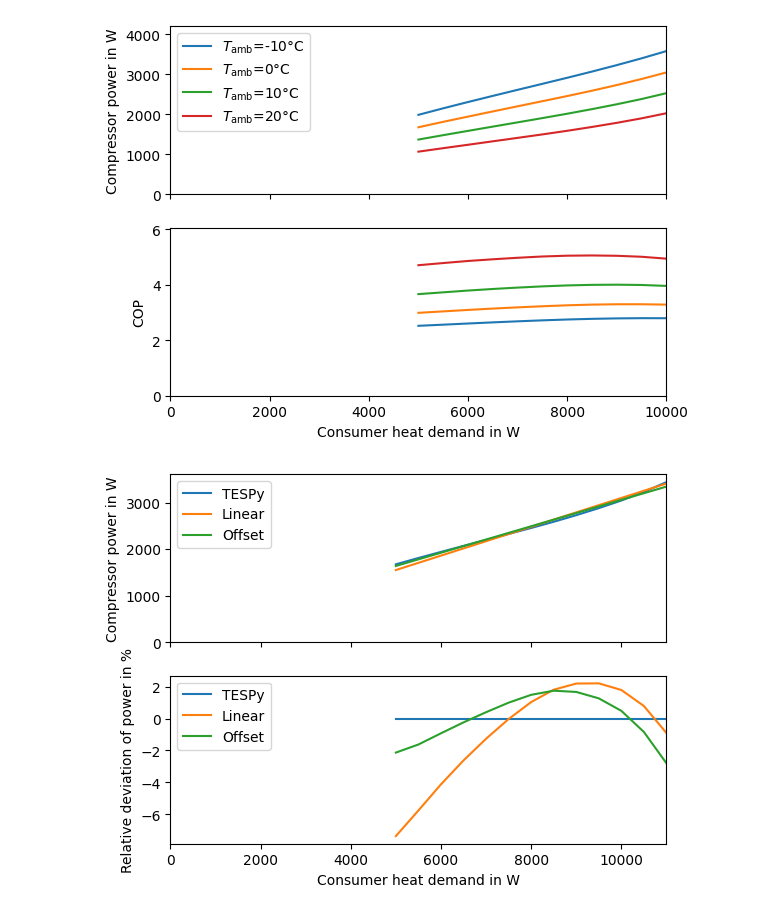
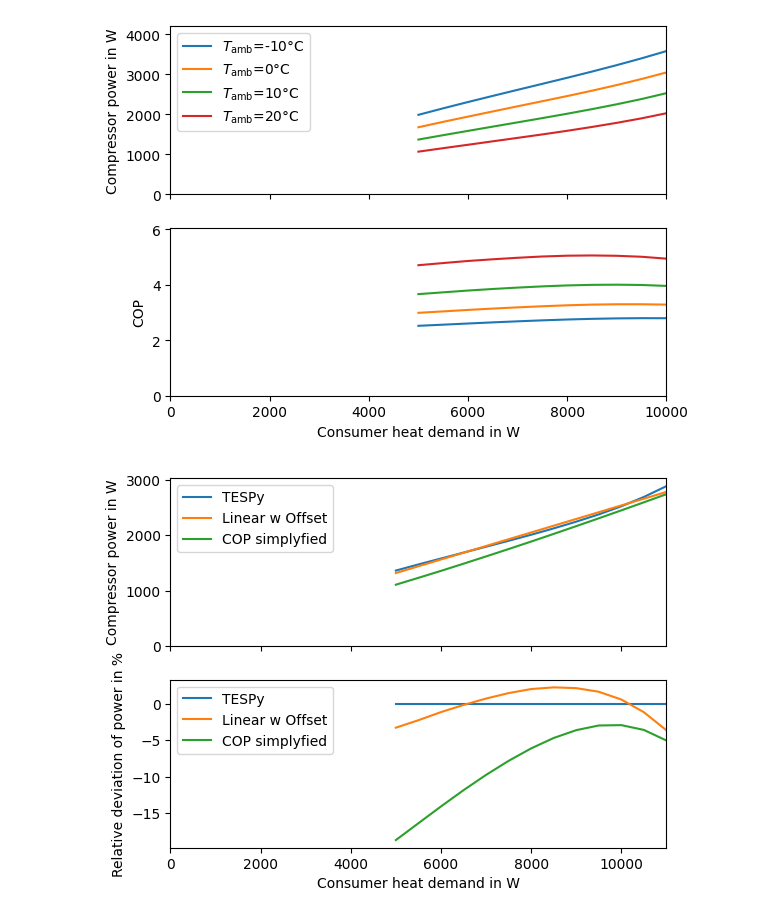
Before and after one commit to oemof/heat-pump-tutorial, a Jupyter notebook: workshop/complex-model/tespy.ipynb, the cells around one changed output. Cells and saved outputs as stored; diff of their text form; code cells hidden in the pictures.

```diff
--- a/workshop/complex-model/tespy.ipynb
+++ b/workshop/complex-model/tespy.ipynb
@@ -254,11 +254,13 @@ results_heat_partload["compressor-power"]
 -11000.0    2355.563418
 Name: compressor-power, dtype: object
 # %%
+temperature_range = [-10, 0, 10, 20]
+
 results = {}
 
 
 for temperature in temperature_range:
-    results[temperature] = pd.DataFrame(index=heat_range, columns=["COP", "compressor-power"])
+    results[temperature] = pd.DataFrame(index=heat_range, columns=["COP", "compressor-power", "T-evaporation", "T-condensation"])
     c11.set_attr(T=temperature)
     for heat in heat_range[::-1]:
         cd.set_attr(Q=heat)
@@ -270,6 +272,8 @@ for temperature in temperature_range:
 
         results[temperature].loc[heat, "COP"] = abs(cd.Q.val) / cp.P.val
         results[temperature].loc[heat, "compressor-power"] = cp.P.val
+        results[temperature].loc[heat, "T-evaporation"] = c2.T.val
+        results[temperature].loc[heat, "T-condensation"] = c4.T.val
 # %% [output]
 WARNING:root:Operating point below characteristic line range: X=0.48 with minimum of 0.49 at component compressor.
 WARNING:root:Operating point below characteristic line range: X=0.429 with minimum of 0.49 at component compressor.
@@ -331,7 +303,7 @@ _ = ax[1].set_xlabel("Consumer heat demand in W")
 # %% [output]
 [figure]
 # %%
-def quad_regr(x, y, y0, degree):
+def constrained_polynomial_regression(x, y, y0, degree):
 
     X = np.zeros((x.shape[0], degree))
     for i in range(x.shape[0]):
@@ -353,34 +325,43 @@ def quad_regr(x, y, y0, degree):
 
     return result
 # %%
-temp = 0
+temp = 10
+
+COP_c_simple = (273.15 + 58) / (58 - -10)
+eta_c_simple = 0.65
 
 x = -results[temp].index.values.astype(float)
 y = results[temp]["compressor-power"].values.astype(float)
 yy_tespy = y
 
-f = quad_regr(x, y, 0, 2)
+
+COP_c_simple = (results[temp]["T-condensation"] + 273.15) / (results[temp]["T-condensation"] - results[temp]["T-evaporation"])
+eta_c_simple = 0.649
+
+f = constrained_polynomial_regression(x, y, 0, 2)
 yy_linear = f[0] + f[1] * x
 
 fig, ax = plt.subplots(2, sharex=True)
 
 ax[0].plot(x, yy_tespy, label="TESPy")
-ax[0].plot(x, yy_linear, label="Linear")
+# ax[0].plot(x, yy_linear, label="Linear wo Offset")
 
-f = quad_regr(x, y, None, 2)
+f = constrained_polynomial_regression(x, y, None, 2)
 yy_offset = f[0] + f[1] * x
-ax[0].plot(x, yy_offset, label="Offset")
+ax[0].plot(x, yy_offset, label="Linear w Offset")
+ax[0].plot(x, x / (COP_c_simple * eta_c_simple), label="COP simplyfied")
 
 ax[1].plot(x, (yy_tespy - yy_tespy) / yy_tespy * 100, label="TESPy")
-ax[1].plot(x, (yy_linear - yy_tespy) / yy_tespy * 100, label="Linear")
-ax[1].plot(x, (yy_offset - yy_tespy) / yy_tespy * 100, label="Offset")
+# ax[1].plot(x, (yy_linear - yy_tespy) / yy_tespy * 100, label="Linear wo Offset")
+ax[1].plot(x, (yy_offset - yy_tespy) / yy_tespy * 100, label="Linear w Offset")
+ax[1].plot(x, (x / (COP_c_simple * eta_c_simple) - yy_tespy) / yy_tespy * 100, label="COP simplyfied")
 
 ax[0].legend()
 ax[1].legend()
 ax[0].set_ylabel("Compressor power in W")
 ax[0].set_ylim([0, y.max() * 1.05])
 ax[1].set_ylabel("Relative deviation of power in %")
 ax[1].set_xlim([0, x.max()])
 _ = ax[1].set_xlabel("Consumer heat demand in W")
 # %% [output]
-[figure, old version]
+[figure, new version]
```
Also changed, not shown: parts of 6 cells of this notebook, 11 other files.
